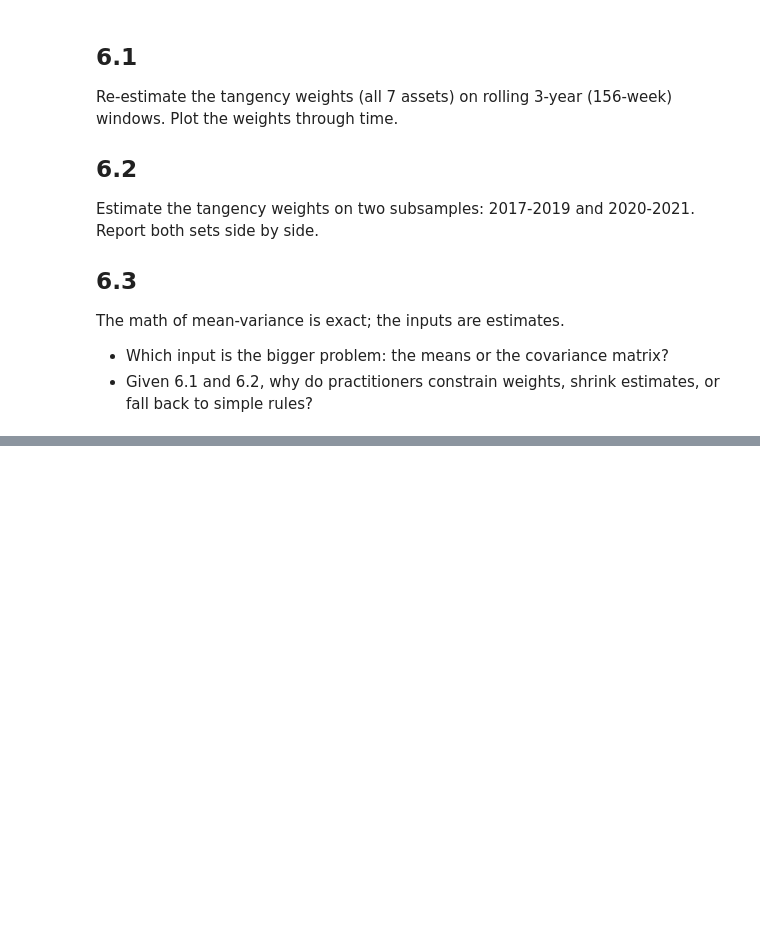
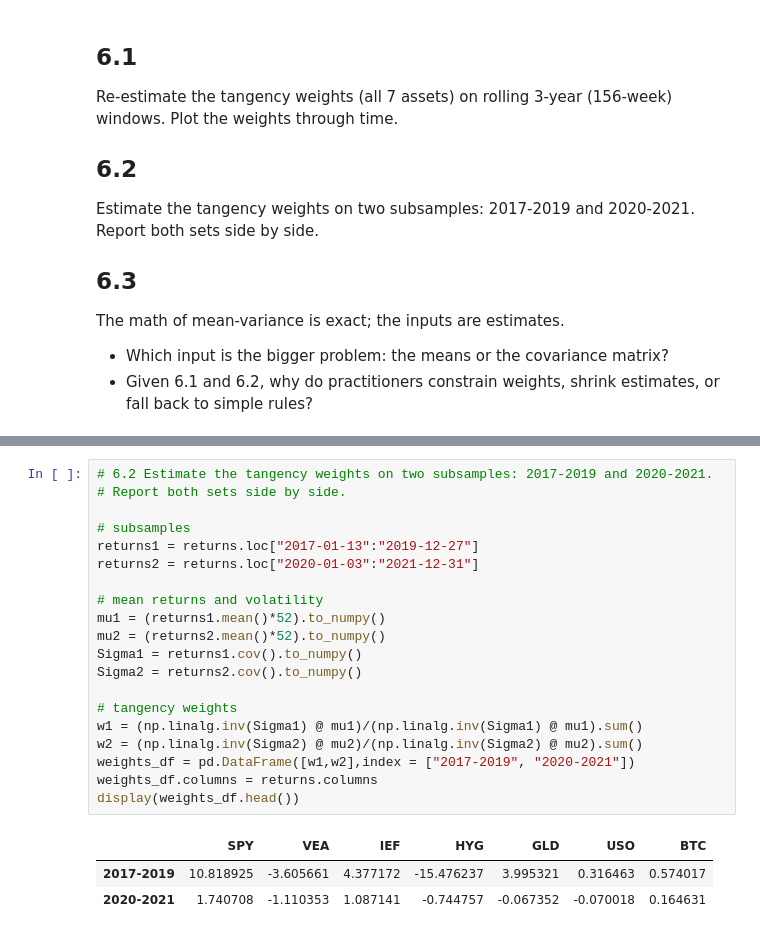
Before and after one commit to samLeung24/Quant-Part-II, a Jupyter notebook: Multi-Asset_Allocation.ipynb, the cells around one changed output, grey strips where cells are left out. Cells and saved outputs as stored; diff of their text form; blank space fills up the shorter version.

```diff
--- a/Multi-Asset_Allocation.ipynb
+++ b/Multi-Asset_Allocation.ipynb
@@ -485,0 +701,24 @@ The math of mean-variance is exact; the inputs are estimates.
+# %%
+# 6.2 Estimate the tangency weights on two subsamples: 2017-2019 and 2020-2021.
+# Report both sets side by side.
+
+# subsamples
+returns1 = returns.loc["2017-01-13":"2019-12-27"]
+returns2 = returns.loc["2020-01-03":"2021-12-31"]
+
+# mean returns and volatility
+mu1 = (returns1.mean()*52).to_numpy()
+mu2 = (returns2.mean()*52).to_numpy()
+Sigma1 = returns1.cov().to_numpy()
+Sigma2 = returns2.cov().to_numpy()
+
+# tangency weights
+w1 = (np.linalg.inv(Sigma1) @ mu1)/(np.linalg.inv(Sigma1) @ mu1).sum()
+w2 = (np.linalg.inv(Sigma2) @ mu2)/(np.linalg.inv(Sigma2) @ mu2).sum()
+weights_df = pd.DataFrame([w1,w2],index = ["2017-2019", "2020-2021"])
+weights_df.columns = returns.columns
+display(weights_df.head())
+# %% [output]
+|  | SPY | VEA | IEF | HYG | GLD | USO | BTC |
+| 2017-2019 | 10.818925 | -3.605661 | 4.377172 | -15.476237 | 3.995321 | 0.316463 | 0.574017 |
+| 2020-2021 | 1.740708 | -1.110353 | 1.087141 | -0.744757 | -0.067352 | -0.070018 | 0.164631 |
```
Also changed, not shown: parts of 6 cells of this notebook.
